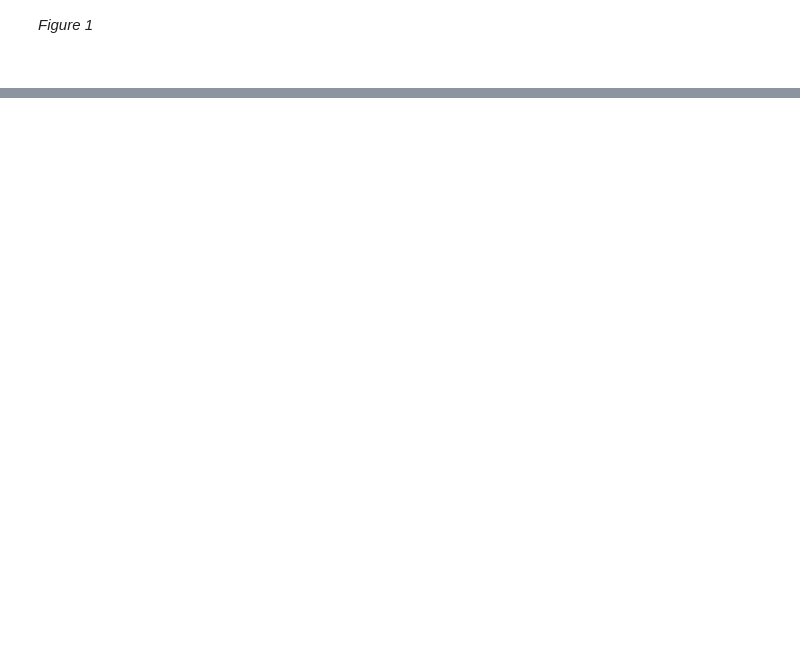
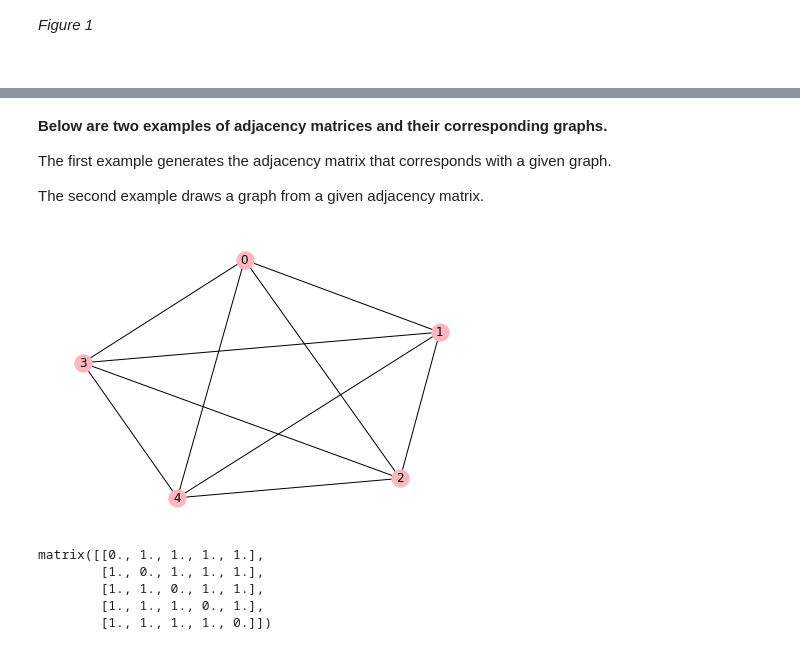
Before and after one commit to alexandrac77/graph_theory, a Jupyter notebook: graph-isomorphism.ipynb, the cells around one changed output, grey strips where cells are left out. Cells and saved outputs as stored; diff of their text form; code cells hidden in the pictures; blank space fills up the shorter version.

Commit message:
elaborated on graphs as data structures. included an adjacency matrix example

```diff
--- a/graph-isomorphism.ipynb
+++ b/graph-isomorphism.ipynb
@@ -90,0 +108,24 @@ The most common ways to represent graphs in data structures is with Adjacency Ma
+# %% [markdown]
+<b> Below are two examples of adjacency matrices and their corresponding graphs. </b>
+
+The first example generates the adjacency matrix that corresponds with a given graph.
+
+The second example draws a graph from a given adjacency matrix.
+# %%
+import networkx as nx
+G=nx.complete_graph(5)
+nx.draw(G, with_labels=1, node_color="lightpink")
+# %% [output]
+[figure, added]
+# %%
+# Create adjacency matrix from graph G drawn above.
+import numpy as np
+
+A = nx.to_numpy_matrix(G)
+A
+# %% [output]
+matrix([[0., 1., 1., 1., 1.],
+        [1., 0., 1., 1., 1.],
+        [1., 1., 0., 1., 1.],
+        [1., 1., 1., 0., 1.],
+        [1., 1., 1., 1., 0.]])
```
Also changed, not shown: parts of 2 cells of this notebook.
